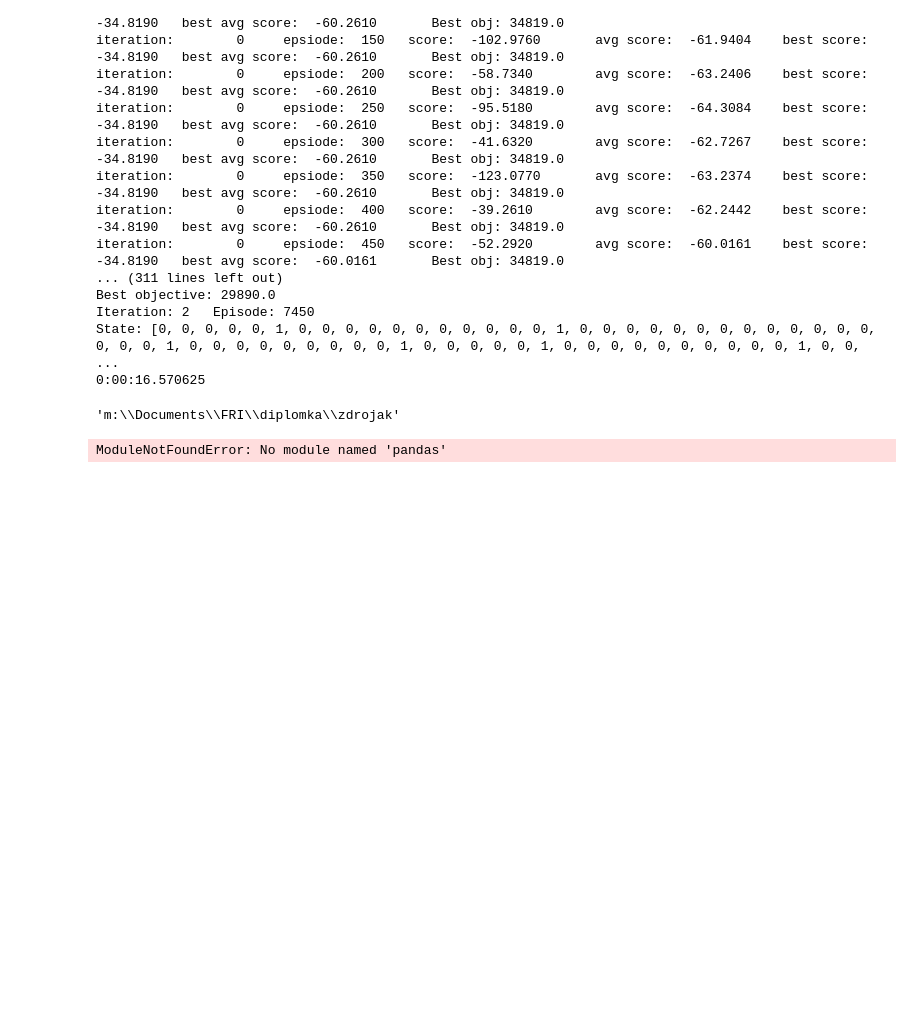
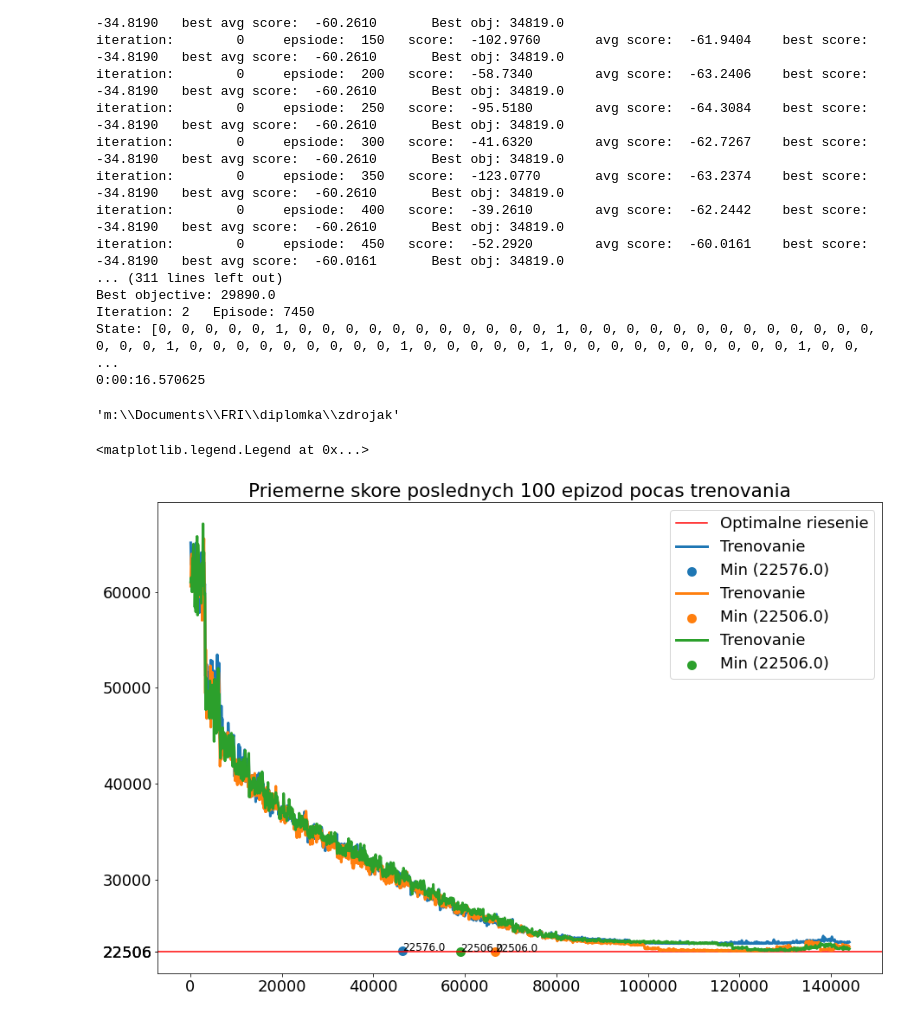
Before and after one commit to Ed-zo/rl-optimization, a Jupyter notebook: notebook.ipynb, the cells around one changed output. Drawn from its saved outputs; the diff is of its cells as text; code cells hidden in the pictures; blank space fills up the shorter version.

```diff
--- a/notebook.ipynb
+++ b/notebook.ipynb
@@ -93,17 +93,26 @@ State: [0, 0, 0, 0, 0, 1, 0, 0, 0, 0, 0, 0, 0, 0, 0, 0, 0, 1, 0, 0, 0, 0, 0, 0,
 # %%
 import pandas as pd
 import matplotlib.pyplot as plt
+import json
 from pylab import rcParams
 rcParams['figure.figsize'] = 15, 10
 rcParams.update({'font.size': 18})
 
 plt.title('Priemerne skore poslednych 100 epizod pocas trenovania')
 plt.axhline(y=22506, color='r', label='Optimalne riesenie')
 for i in range(3):
-  data = pd.read_csv(f'results/p_med_{i}.csv')
-  d = data['avg_score'] * -100000
-  plt.plot(data['episode'], d, linewidth=3, label=f'Beh {i+1}')
-# print("min" + str(np.min(d)))
+    data = pd.read_csv(f'results/p_med_{i}.csv')
+    d = data['avg_score'] * -100000
+    plt.plot(data['episode'], d, linewidth=3, label=f'Trenovanie')
+
+    plt.yticks(list(plt.yticks()[0]) + [22506])
+
+    obj = json.load(open(f'results/p_med_{i}_result.json'))
+
+    plt.scatter(obj['episode'], obj['best_obj'], linewidths=5, label=f'Min ({obj["best_obj"]})')
+    plt.annotate(obj['best_obj'], (obj['episode'], obj['best_obj']), fontsize=12)
+
 plt.legend()
 # %% [output]
-ModuleNotFoundError: No module named 'pandas'
+<matplotlib.legend.Legend at 0x...>
+[figure, added]
```
Also changed, not shown: 5 other files.
